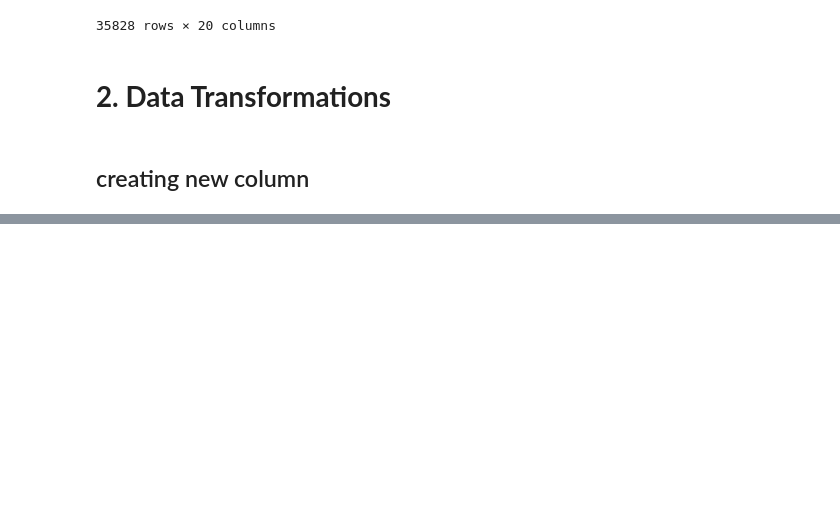
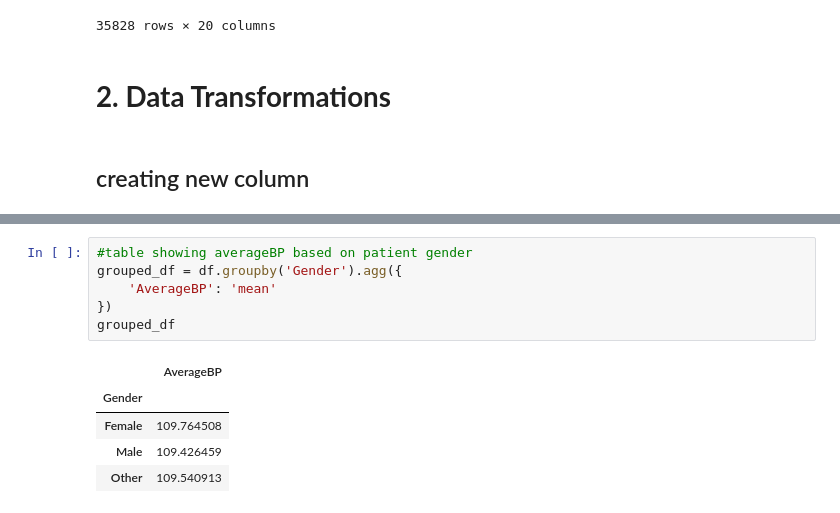
Before and after one commit to joyc3lin/datasci_2_manipulation, a Jupyter notebook: HHA507week2_assignment.ipynb, the cells around one changed output, grey strips where cells are left out. Cells and saved outputs as stored; diff of their text form; blank space fills up the shorter version.

```diff
--- a/HHA507week2_assignment.ipynb
+++ b/HHA507week2_assignment.ipynb
@@ -159,0 +199,12 @@ df
+# %%
+#table showing averageBP based on patient gender
+grouped_df = df.groupby('Gender').agg({
+    'AverageBP': 'mean'
+})
+grouped_df
+# %% [output]
+|  | AverageBP |
+| Gender |  |
+| Female | 109.764508 |
+| Male | 109.426459 |
+| Other | 109.540913 |
```
Also changed, not shown: parts of 17 cells of this notebook.
